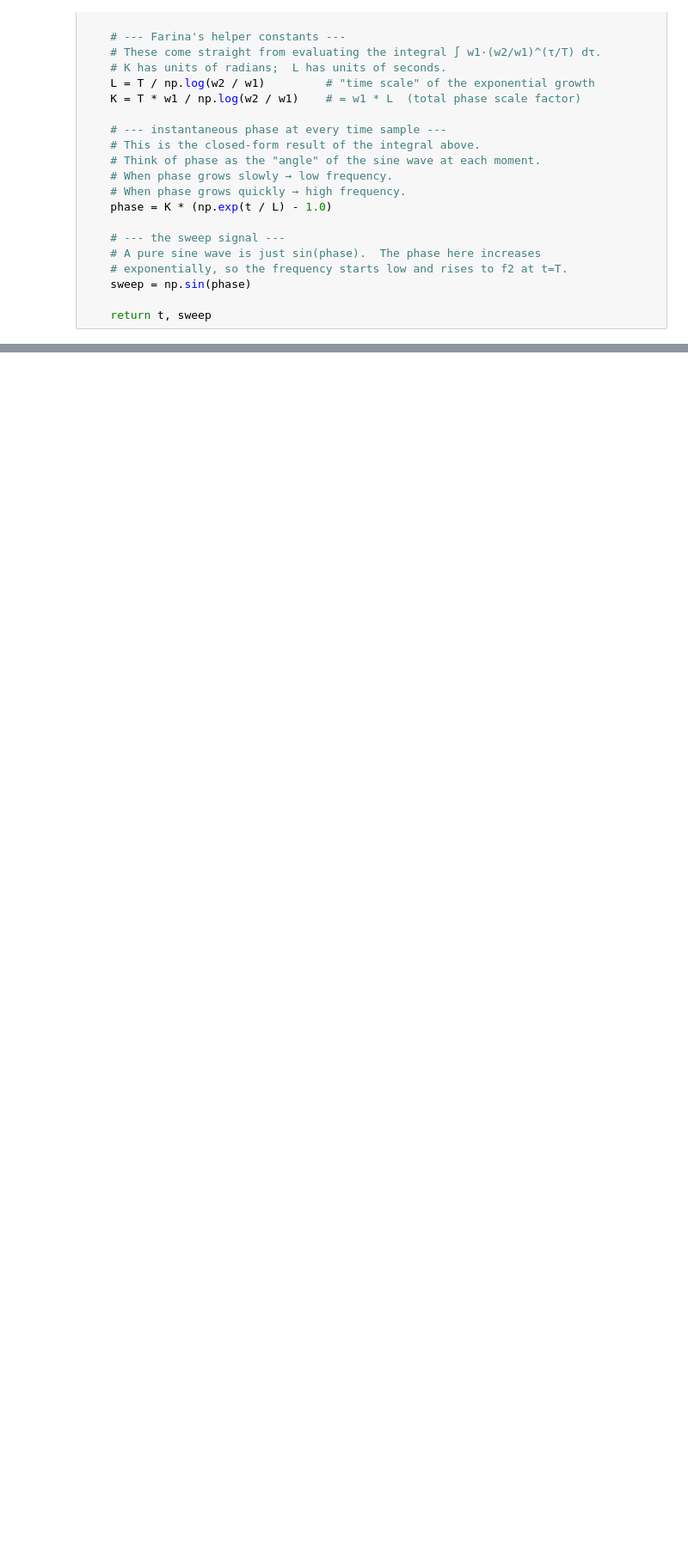
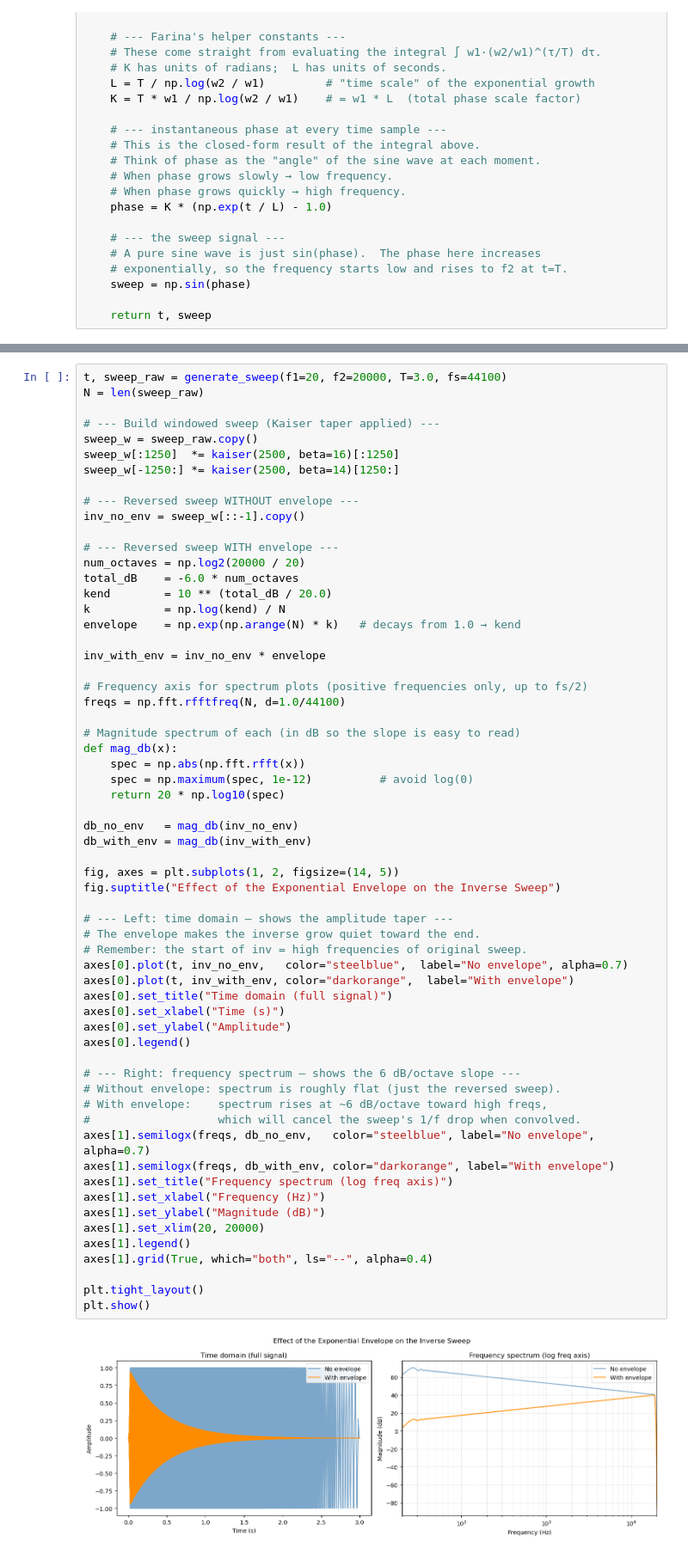
Before and after one commit to cscaff/Embedded-Real-Time-Room-EQ-Correction, a Jupyter notebook: src/software/prototype.ipynb, the cells around one changed output, grey strips where cells are left out. Shown at 86% size. Drawn from its saved outputs; the diff is of its cells as text; blank space fills up the shorter version.

```diff
--- a/src/software/prototype.ipynb
+++ b/src/software/prototype.ipynb
@@ -79,0 +327,63 @@ def generate_sweep(f1=20, f2=20000, T=5.0, fs=44100):
+# %%
+t, sweep_raw = generate_sweep(f1=20, f2=20000, T=3.0, fs=44100)
+N = len(sweep_raw)
+
+# --- Build windowed sweep (Kaiser taper applied) ---
+sweep_w = sweep_raw.copy()
+sweep_w[:1250]  *= kaiser(2500, beta=16)[:1250]
+sweep_w[-1250:] *= kaiser(2500, beta=14)[1250:]
+
+# --- Reversed sweep WITHOUT envelope ---
+inv_no_env = sweep_w[::-1].copy()
+
+# --- Reversed sweep WITH envelope ---
+num_octaves = np.log2(20000 / 20)
+total_dB    = -6.0 * num_octaves
+kend        = 10 ** (total_dB / 20.0)
+k           = np.log(kend) / N
+envelope    = np.exp(np.arange(N) * k)   # decays from 1.0 → kend
+
+inv_with_env = inv_no_env * envelope
+
+# Frequency axis for spectrum plots (positive frequencies only, up to fs/2)
+freqs = np.fft.rfftfreq(N, d=1.0/44100)
+
+# Magnitude spectrum of each (in dB so the slope is easy to read)
+def mag_db(x):
+    spec = np.abs(np.fft.rfft(x))
+    spec = np.maximum(spec, 1e-12)          # avoid log(0)
+    return 20 * np.log10(spec)
+
+db_no_env   = mag_db(inv_no_env)
+db_with_env = mag_db(inv_with_env)
+
+fig, axes = plt.subplots(1, 2, figsize=(14, 5))
+fig.suptitle("Effect of the Exponential Envelope on the Inverse Sweep")
+
+# --- Left: time domain — shows the amplitude taper ---
+# The envelope makes the inverse grow quiet toward the end.
+# Remember: the start of inv = high frequencies of original sweep.
+axes[0].plot(t, inv_no_env,   color="steelblue",  label="No envelope", alpha=0.7)
+axes[0].plot(t, inv_with_env, color="darkorange",  label="With envelope")
+axes[0].set_title("Time domain (full signal)")
+axes[0].set_xlabel("Time (s)")
+axes[0].set_ylabel("Amplitude")
+axes[0].legend()
+
+# --- Right: frequency spectrum — shows the 6 dB/octave slope ---
+# Without envelope: spectrum is roughly flat (just the reversed sweep).
+# With envelope:    spectrum rises at ~6 dB/octave toward high freqs,
+#                   which will cancel the sweep's 1/f drop when convolved.
+axes[1].semilogx(freqs, db_no_env,   color="steelblue", label="No envelope",   alpha=0.7)
+axes[1].semilogx(freqs, db_with_env, color="darkorange", label="With envelope")
+axes[1].set_title("Frequency spectrum (log freq axis)")
+axes[1].set_xlabel("Frequency (Hz)")
+axes[1].set_ylabel("Magnitude (dB)")
+axes[1].set_xlim(20, 20000)
+axes[1].legend()
+axes[1].grid(True, which="both", ls="--", alpha=0.4)
+
+plt.tight_layout()
+plt.show()
+# %% [output]
+[figure, added]
```
Also changed, not shown: parts of 11 cells of this notebook.
